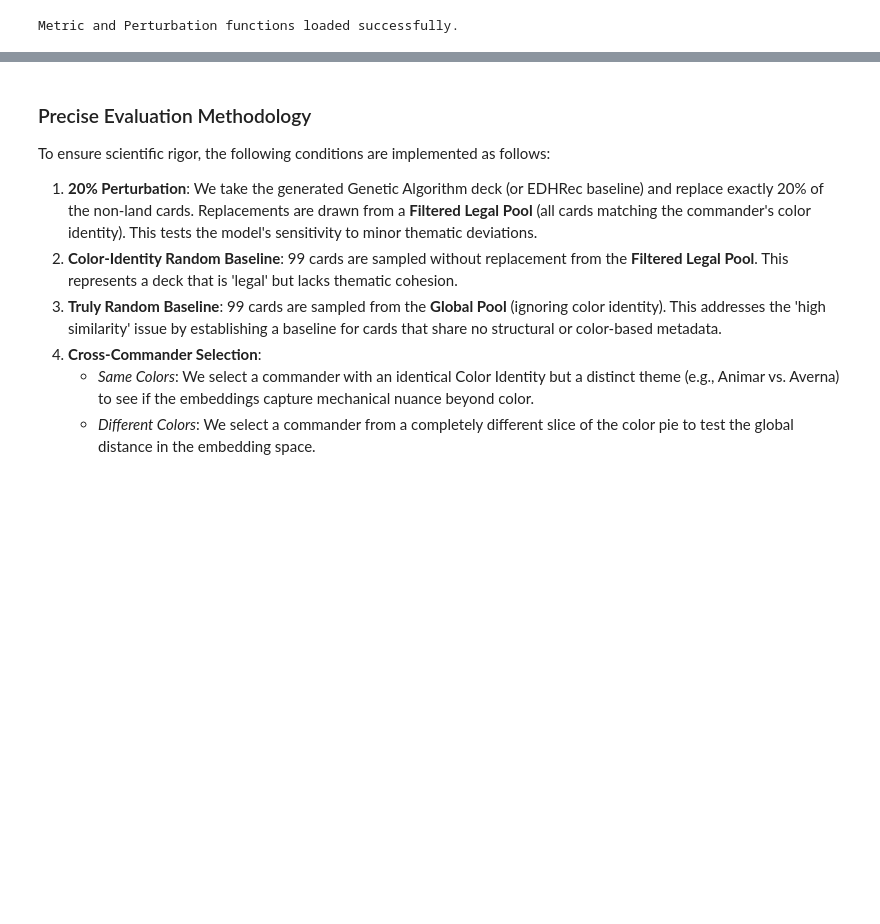
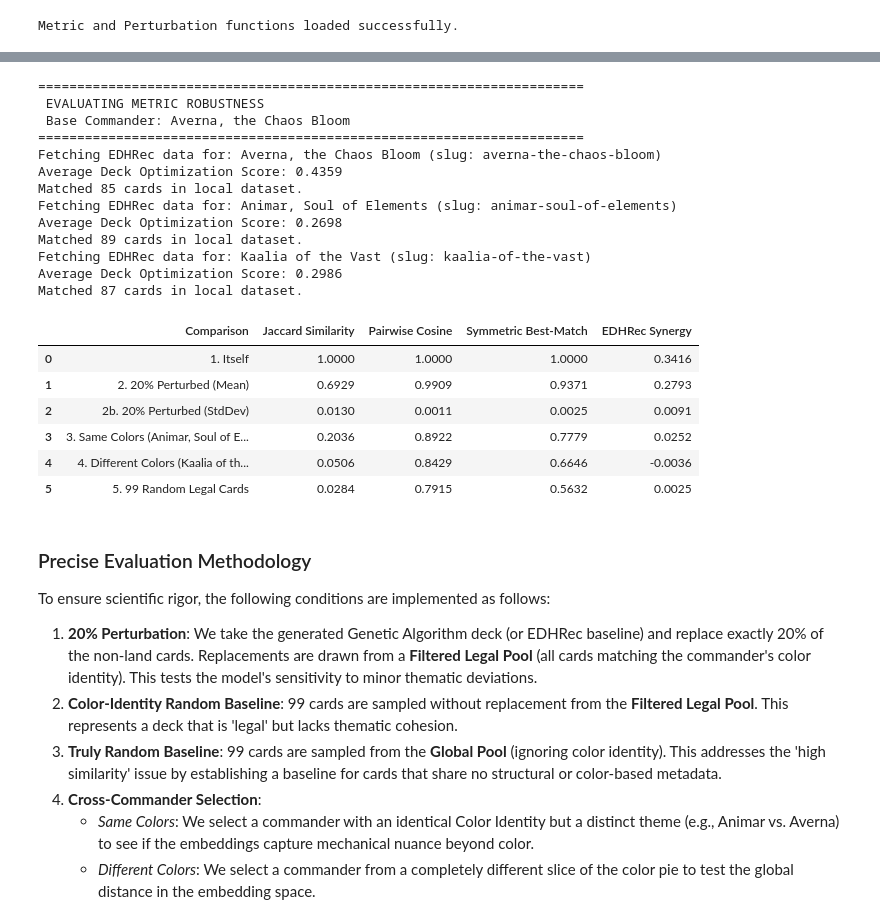
Before and after one commit to Lenfried/edh-autobuilder, a Jupyter notebook: edhAutobuilder.ipynb, the cells around one changed output, grey strips where cells are left out. Saved outputs shown, nothing was run; the diff lists cells and outputs as text; code cells hidden in the pictures; blank space fills up the shorter version.

```diff
--- a/edhAutobuilder.ipynb
+++ b/edhAutobuilder.ipynb
@@ -4333,11 +4325,19 @@ def evaluate_metric_robustness(base_commander, same_color_commander, diff_color_
         pert_synergy.append(calculate_edhrec_synergy_score(base_commander, pert_deck))
 
     results.append({
-        'Comparison': '2. 20% Perturbed (Avg of 10)',
+        'Comparison': '2. 20% Perturbed (Mean)',
         'Jaccard Similarity': np.mean(pert_jaccard),
         'Pairwise Cosine': np.mean(pert_pairwise),
         'Symmetric Best-Match': np.mean(pert_sym),
         'EDHRec Synergy': np.mean(pert_synergy)
+    })
+
+    results.append({
+        'Comparison': '2b. 20% Perturbed (StdDev)',
+        'Jaccard Similarity': np.std(pert_jaccard),
+        'Pairwise Cosine': np.std(pert_pairwise),
+        'Symmetric Best-Match': np.std(pert_sym),
+        'EDHRec Synergy': np.std(pert_synergy)
     })
 
     # 3. Different Deck, Same Colors
@@ -4350,33 +4350,54 @@ def evaluate_metric_robustness(base_commander, same_color_commander, diff_color_
     _, diff_color_raw = get_edhrec_average_and_score(diff_color_commander)
     diff_color_deck = [re.sub(r'^\d+\s+', '', n).strip() for n in diff_color_raw]
     diff_color_embs = get_embs_for_deck(diff_color_deck)
     append_results(f'4. Different Colors ({diff_color_commander})', diff_color_deck, diff_color_embs)
 
     # 5. 99 Random Legal Cards
     cid = get_commander_color_identity(base_commander, df)
     legal_df = filter_by_color_identity(cid, df)
     legal_pool = legal_df[~legal_df['name'].isin([base_commander])]['name'].tolist()
     random_99 = random.sample(legal_pool, 99)
     rand_embs = get_embs_for_deck(random_99)
     append_results('5. 99 Random Legal Cards', random_99, rand_embs)
 
     results_df = pd.DataFrame(results)
     display(results_df.round(4))
     return results_df
 
 # Run the evaluation
 if 'df' in locals() and not df.empty:
     def get_actual_name(name):
         matches = df[df['name'].str.contains(name, case=False, na=False)]['name']
         return matches.iloc[0] if not matches.empty else name
 
     robustness_df = evaluate_metric_robustness(
         base_commander=get_actual_name('Averna, the Chaos Bloom'),
         same_color_commander=get_actual_name('Animar, Soul of Elements'),
         diff_color_commander=get_actual_name('Kaalia of the Vast'),
         df=df,
         embeddings=embeddings
     )
+# %% [output]
+======================================================================
+ EVALUATING METRIC ROBUSTNESS
+ Base Commander: Averna, the Chaos Bloom
+======================================================================
+Fetching EDHRec data for: Averna, the Chaos Bloom (slug: averna-the-chaos-bloom)
+Average Deck Optimization Score: 0.4359
+Matched 85 cards in local dataset.
+Fetching EDHRec data for: Animar, Soul of Elements (slug: animar-soul-of-elements)
+Average Deck Optimization Score: 0.2698
+Matched 89 cards in local dataset.
+Fetching EDHRec data for: Kaalia of the Vast (slug: kaalia-of-the-vast)
+Average Deck Optimization Score: 0.2986
+Matched 87 cards in local dataset.
+|  | Comparison | Jaccard Similarity | Pairwise Cosine | Symmetric Best-Match | EDHRec Synergy |
+| 0 | 1. Itself | 1.0000 | 1.0000 | 1.0000 | 0.3416 |
+| 1 | 2. 20% Perturbed (Mean) | 0.6929 | 0.9909 | 0.9371 | 0.2793 |
+| 2 | 2b. 20% Perturbed (StdDev) | 0.0130 | 0.0011 | 0.0025 | 0.0091 |
+| 3 | 3. Same Colors (Animar, Soul of E... | 0.2036 | 0.8922 | 0.7779 | 0.0252 |
+| 4 | 4. Different Colors (Kaalia of th... | 0.0506 | 0.8429 | 0.6646 | -0.0036 |
+| 5 | 5. 99 Random Legal Cards | 0.0284 | 0.7915 | 0.5632 | 0.0025 |
 # %% [markdown]
 ### Precise Evaluation Methodology
 
```
Also changed, not shown: parts of 6 cells of this notebook.
